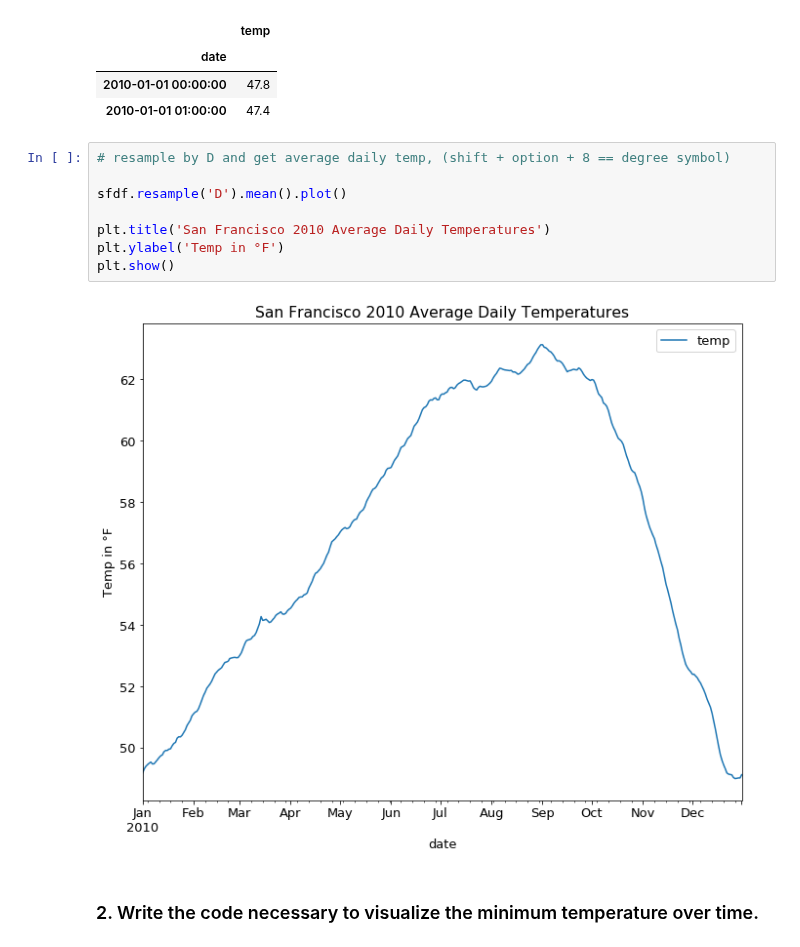
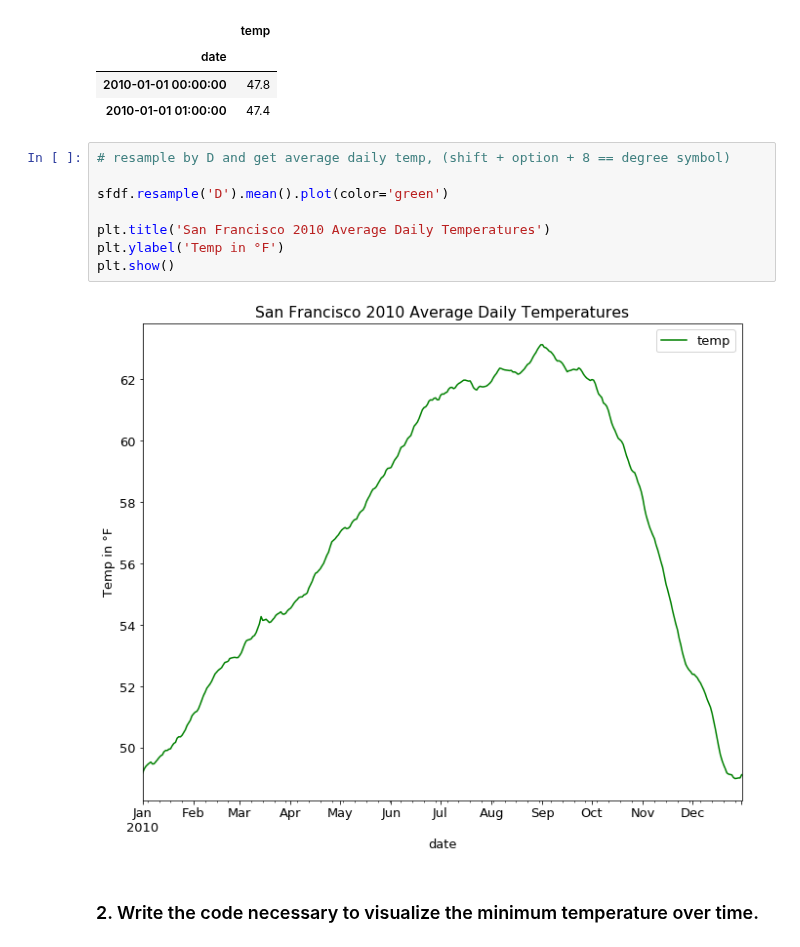
Before and after one commit to faithkane3/ds-methodologies-exercises, a Jupyter notebook: time_series/prepare_walkthrough.ipynb, the cells around one changed output. Drawn from its saved outputs; the diff is of its cells as text.

```diff
--- a/time_series/prepare_walkthrough.ipynb
+++ b/time_series/prepare_walkthrough.ipynb
@@ -277,13 +277,13 @@ sfdf.head(2)
 # %%
 # resample by D and get average daily temp, (shift + option + 8 == degree symbol)
 
-sfdf.resample('D').mean().plot()
+sfdf.resample('D').mean().plot(color='green')
 
 plt.title('San Francisco 2010 Average Daily Temperatures')
 plt.ylabel('Temp in °F')
 plt.show()
 # %% [output]
-[figure, old version]
+[figure, new version]
 # %% [markdown]
 ### 2. Write the code necessary to visualize the minimum temperature over time.
 # %%
```
Also changed, not shown: parts of 25 cells of this notebook.
